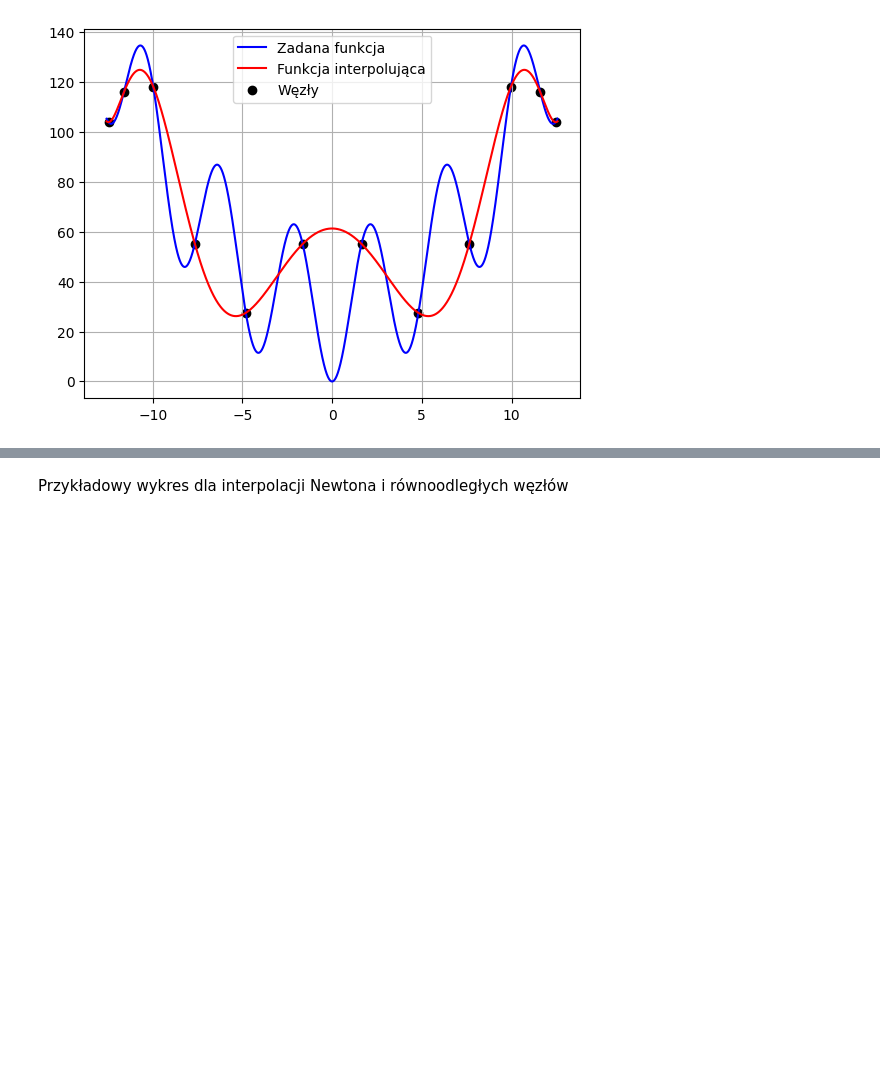
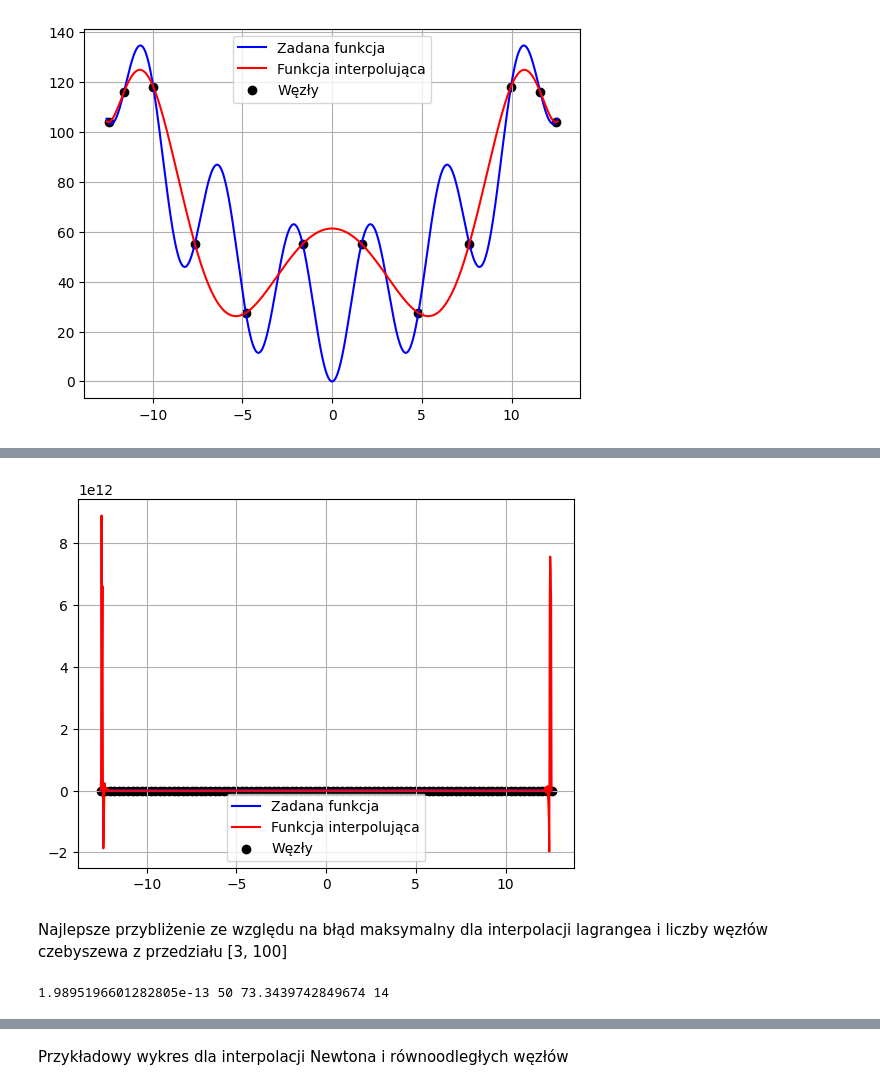
Before and after one commit to JakubFr4czek/MOwNiT, a Jupyter notebook: lab4c/fraczek_4c.ipynb, the cells around one changed output, grey strips where cells are left out. Cells and saved outputs as stored; diff of their text form; code cells hidden in the pictures; blank space fills up the shorter version.

```diff
--- a/lab4c/fraczek_4c.ipynb
+++ b/lab4c/fraczek_4c.ipynb
@@ -277,0 +299,11 @@ draw_interpolation(lagrange_interpolation, get_chebyshev_nodes, 12, "img02")
+# %%
+draw_interpolation(lagrange_interpolation, get_evenly_distributed, 100, "img04")
+# %% [output]
+[figure, added]
+# %% [markdown]
+Najlepsze przybliżenie ze względu na błąd maksymalny dla interpolacji lagrangea i liczby węzłów czebyszewa z przedziału [3, 100]
+# %%
+global_min, global_min_n, global_max, global_max_n = interpolation_maximum_difference(lagrange_interpolation, get_chebyshev_nodes, 1000, 3, 100)
+print(global_min, global_min_n, global_max, global_max_n)
+# %% [output]
+1.9895196601282805e-13 50 73.3439742849674 14
```
Also changed, not shown: parts of 9 cells of this notebook, 4 other files.
